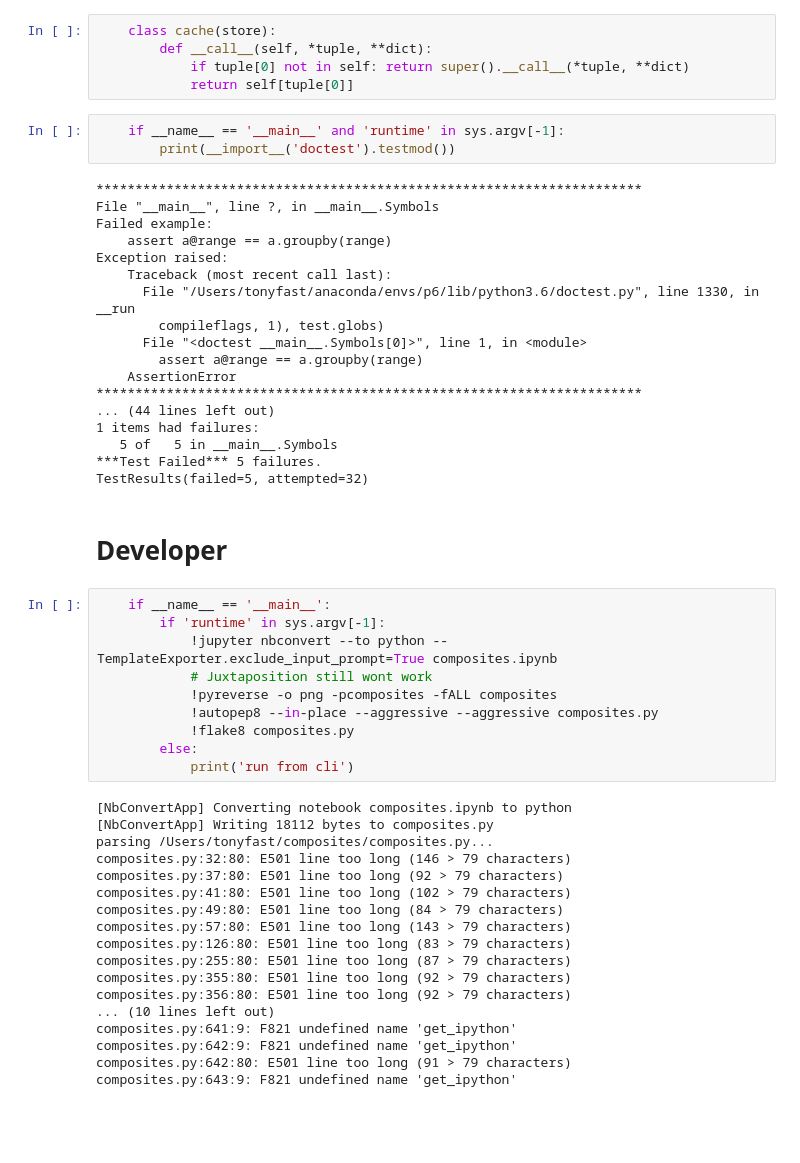
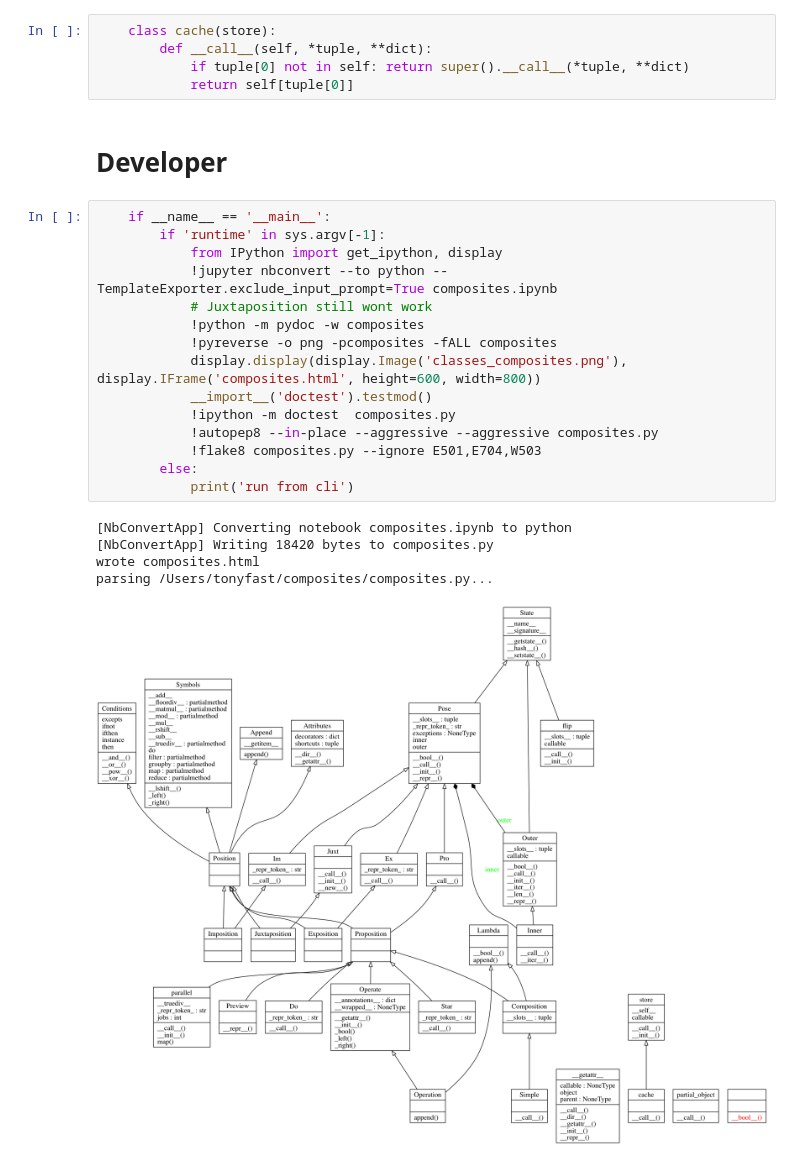
Before and after one commit to deathbeds/poser, a Jupyter notebook: composites.ipynb, the cells around one changed output. Cells and saved outputs as stored; diff of their text form; blank space fills up the shorter version.

```diff
--- a/composites.ipynb
+++ b/composites.ipynb
@@ -466,54 +469,26 @@ Composing function strictly through the Python datamodel.
         def __call__(self, *tuple, **dict):
             if tuple[0] not in self: return super().__call__(*tuple, **dict)
             return self[tuple[0]]
-# %%
-    if __name__ == '__main__' and 'runtime' in sys.argv[-1]:
-        print(__import__('doctest').testmod())
-# %% [output]
-**********************************************************************
-File "__main__", line ?, in __main__.Symbols
-Failed example:
-    assert a@range == a.groupby(range)
-Exception raised:
-    Traceback (most recent call last):
-      File "/Users/tonyfast/anaconda/envs/p6/lib/python3.6/doctest.py", line 1330, in __run
-        compileflags, 1), test.globs)
-      File "<doctest __main__.Symbols[0]>", line 1, in <module>
-        assert a@range == a.groupby(range)
-    AssertionError
-**********************************************************************
-... (44 lines left out)
-1 items had failures:
-   5 of   5 in __main__.Symbols
-***Test Failed*** 5 failures.
-TestResults(failed=5, attempted=32)
 # %% [markdown]
 # Developer
 # %%
     if __name__ == '__main__':
         if 'runtime' in sys.argv[-1]:
+            from IPython import get_ipython, display
             !jupyter nbconvert --to python --TemplateExporter.exclude_input_prompt=True composites.ipynb
             # Juxtaposition still wont work
+            !python -m pydoc -w composites
             !pyreverse -o png -pcomposites -fALL composites
+            display.display(display.Image('classes_composites.png'), display.IFrame('composites.html', height=600, width=800))
+            __import__('doctest').testmod()
+            !ipython -m doctest  composites.py
             !autopep8 --in-place --aggressive --aggressive composites.py
-            !flake8 composites.py
+            !flake8 composites.py --ignore E501,E704,W503
         else:
             print('run from cli')
 # %% [output]
 [NbConvertApp] Converting notebook composites.ipynb to python
-[NbConvertApp] Writing 18112 bytes to composites.py
+[NbConvertApp] Writing 18420 bytes to composites.py
+wrote composites.html
 parsing /Users/tonyfast/composites/composites.py...
-composites.py:32:80: E501 line too long (146 > 79 characters)
-composites.py:37:80: E501 line too long (92 > 79 characters)
-composites.py:41:80: E501 line too long (102 > 79 characters)
-composites.py:49:80: E501 line too long (84 > 79 characters)
-composites.py:57:80: E501 line too long (143 > 79 characters)
-composites.py:126:80: E501 line too long (83 > 79 characters)
-composites.py:255:80: E501 line too long (87 > 79 characters)
-composites.py:355:80: E501 line too long (92 > 79 characters)
-composites.py:356:80: E501 line too long (92 > 79 characters)
-... (10 lines left out)
-composites.py:641:9: F821 undefined name 'get_ipython'
-composites.py:642:9: F821 undefined name 'get_ipython'
-composites.py:642:80: E501 line too long (91 > 79 characters)
-composites.py:643:9: F821 undefined name 'get_ipython'
+[figure, added]
```
Also changed, not shown: parts of 3 cells of this notebook, 2 other files.
